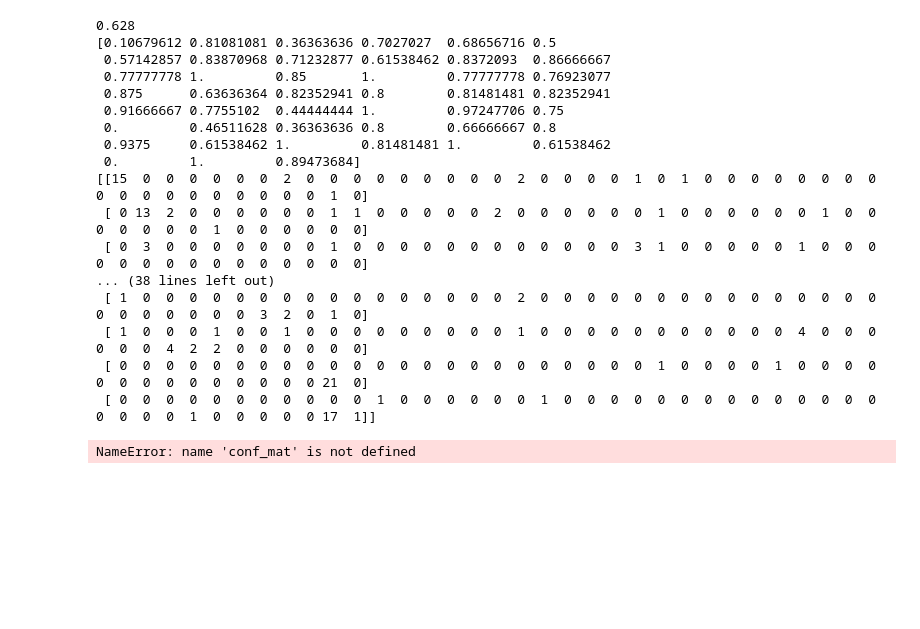
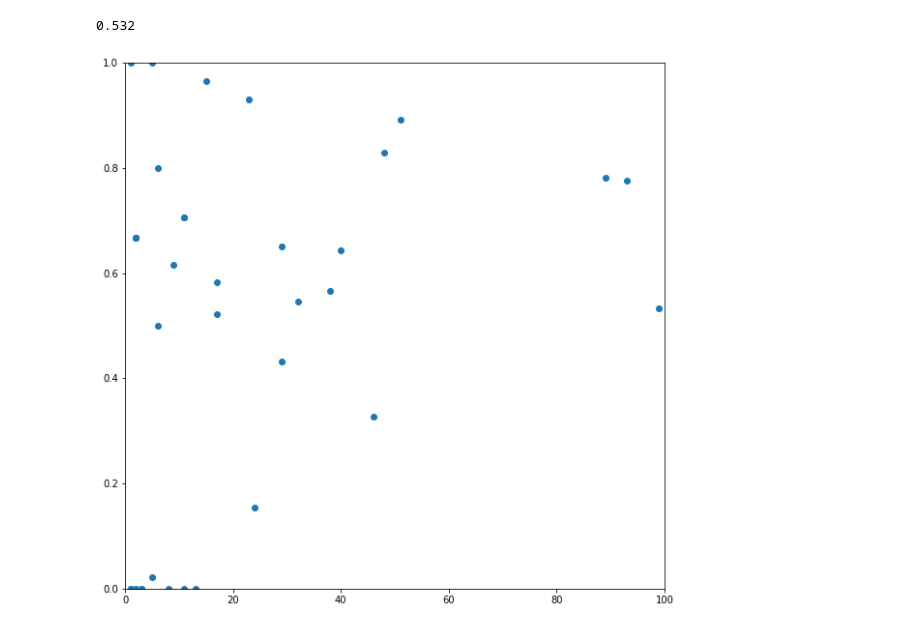
Before and after one commit to AmitPr/2019-notebooks, a Jupyter notebook: Action Recognition/Training Action Recognition.ipynb, the cells around one changed output. Cells and saved outputs as stored; diff of their text form; code cells hidden in the pictures; blank space fills up the shorter version.

```diff
--- a/Action Recognition/Training Action Recognition.ipynb
+++ b/Action Recognition/Training Action Recognition.ipynb
@@ -37,6 +39,14 @@ np.load = lambda *a,**k: np_load_old(*a, allow_pickle=True, **k)
 #Data Variables
 BATCH_SIZE=8
 DATA_AMOUNT=2000000
-VALIDATION_AMOUNT=100000
+VALIDATION_AMOUNT=20000
 #frames per sample / 3rd dimension for 3D CNN
 depth=8
+filepath = "images_raw_doric_round1.h5"
+scratch_dir = "/n/scratch2/ap487/"
+# %%
+if not os.path.exists((scratch_dir+filepath)):
+    copy(filepath,scratch_dir)
+    print("File Copied to scratch directory")
+filepath=scratch_dir+filepath
+print("Using path: ",filepath)
@@ -108,8 +120,8 @@ W0724 14:20:29.088089 140232781608768 deprecation.py:506] From /home/ap487/minic
 Instructions for updating:
 Call initializer instance with the dtype argument instead of passing it to the constructor
 # %%
-data_gen = DataGenerator("images_raw_doric_round1.h5",data_amount=DATA_AMOUNT,batch_size=BATCH_SIZE,frames_per_sample=depth)
-validation_gen = DataGenerator("images_raw_doric_round1.h5",data_amount=VALIDATION_AMOUNT,batch_size=BATCH_SIZE,frames_per_sample=depth,offset=DATA_AMOUNT)
+data_gen = DataGenerator(filepath,data_amount=DATA_AMOUNT,batch_size=BATCH_SIZE,frames_per_sample=depth)
+validation_gen = DataGenerator(filepath,data_amount=VALIDATION_AMOUNT,batch_size=BATCH_SIZE,frames_per_sample=depth,offset=DATA_AMOUNT)
 history = model.fit_generator(generator=data_gen,
                     validation_data=validation_gen,
                     epochs=25,
@@ -154,12 +167,12 @@ def accuracy(predictions, answers, top_n=5):
                 predicts[i]=predictions[i][j-k]
     return np.mean(accs), predicts
 # %%
-with h5py.File("images_raw_doric_round1.h5",'r') as f:
+with h5py.File(filepath,'r') as f:
     test_data=np.zeros((1000,depth,80,80))
     test_labels=np.zeros(1000)
     i=0
     #Starting index for batch samples
-    index = 2000000
+    index = 0
     while i < 1000:
         #Loop forward to add to the frame sequence
         cur_amount = 0
@@ -181,32 +194,18 @@ for i in range(0,len(p)):
 # %%
 from IPython.core.display import display, HTML
 display(HTML("<style>.container { width:100% !important; }</style>"))
-mean, predicts = accuracy(p,test_labels,top_n=2)
+mean, predicts = accuracy(p,test_labels,top_n=1)
 print(mean)
-print(metrics.f1_score(test_labels,predicts,average=None))
+freqs = np.unique(test_labels,return_counts=True)[1]
+f1 = metrics.f1_score(test_labels,predicts,average=None)
+plt.rcParams["figure.figsize"] = (10,10)
+plt.scatter(freqs,f1)
+plt.xlim(0,100)
+plt.ylim(0,1)
 np.set_printoptions(threshold=np.inf)
 conf_mat=metrics.confusion_matrix(test_labels,[x[(len(x)-1)] for x in p])
-#conf_mat=conf_mat / conf_mat.astype(np.float).sum(axis=1)
-print(np.array2string(conf_mat, max_line_width=np.inf))
+conf_mat=conf_mat / conf_mat.astype(np.float).sum(axis=1,keepdims=True)
+#print(np.array2string(conf_mat, max_line_width=np.inf))
 # %% [output]
-0.628
-[0.10679612 0.81081081 0.36363636 0.7027027  0.68656716 0.5
- 0.57142857 0.83870968 0.71232877 0.61538462 0.8372093  0.86666667
- 0.77777778 1.         0.85       1.         0.77777778 0.76923077
- 0.875      0.63636364 0.82352941 0.8        0.81481481 0.82352941
- 0.91666667 0.7755102  0.44444444 1.         0.97247706 0.75
- 0.         0.46511628 0.36363636 0.8        0.66666667 0.8
- 0.9375     0.61538462 1.         0.81481481 1.         0.61538462
- 0.         1.         0.89473684]
-[[15  0  0  0  0  0  0  2  0  0  0  0  0  0  0  0  0  2  0  0  0  0  1  0  1  0  0  0  0  0  0  0  0  0  0  0  0  0  0  0  0  0  0  1  0]
- [ 0 13  2  0  0  0  0  0  0  1  1  0  0  0  0  0  2  0  0  0  0  0  0  1  0  0  0  0  0  0  1  0  0  0  0  0  0  0  1  0  0  0  0  0  0]
- [ 0  3  0  0  0  0  0  0  0  1  0  0  0  0  0  0  0  0  0  0  0  0  3  1  0  0  0  0  0  1  0  0  0  0  0  0  0  0  0  0  0  0  0  0  0]
-... (38 lines left out)
- [ 1  0  0  0  0  0  0  0  0  0  0  0  0  0  0  0  0  2  0  0  0  0  0  0  0  0  0  0  0  0  0  0  0  0  0  0  0  0  0  0  3  2  0  1  0]
- [ 1  0  0  0  1  0  0  1  0  0  0  0  0  0  0  0  0  1  0  0  0  0  0  0  0  0  0  0  0  4  0  0  0  0  0  0  4  2  2  0  0  0  0  0  0]
- [ 0  0  0  0  0  0  0  0  0  0  0  0  0  0  0  0  0  0  0  0  0  0  0  1  0  0  0  0  1  0  0  0  0  0  0  0  0  0  0  0  0  0  0 21  0]
- [ 0  0  0  0  0  0  0  0  0  0  0  1  0  0  0  0  0  0  1  0  0  0  0  0  0  0  0  0  0  0  0  0  0  0  0  0  0  1  0  0  0  0  0 17  1]]
+0.532
+[figure, added]
-# %%
-plt.imshow(conf_mat)
-# %% [output]
-NameError: name 'conf_mat' is not defined
```
Also changed, not shown: parts of 8 cells of this notebook, 3 other files.
